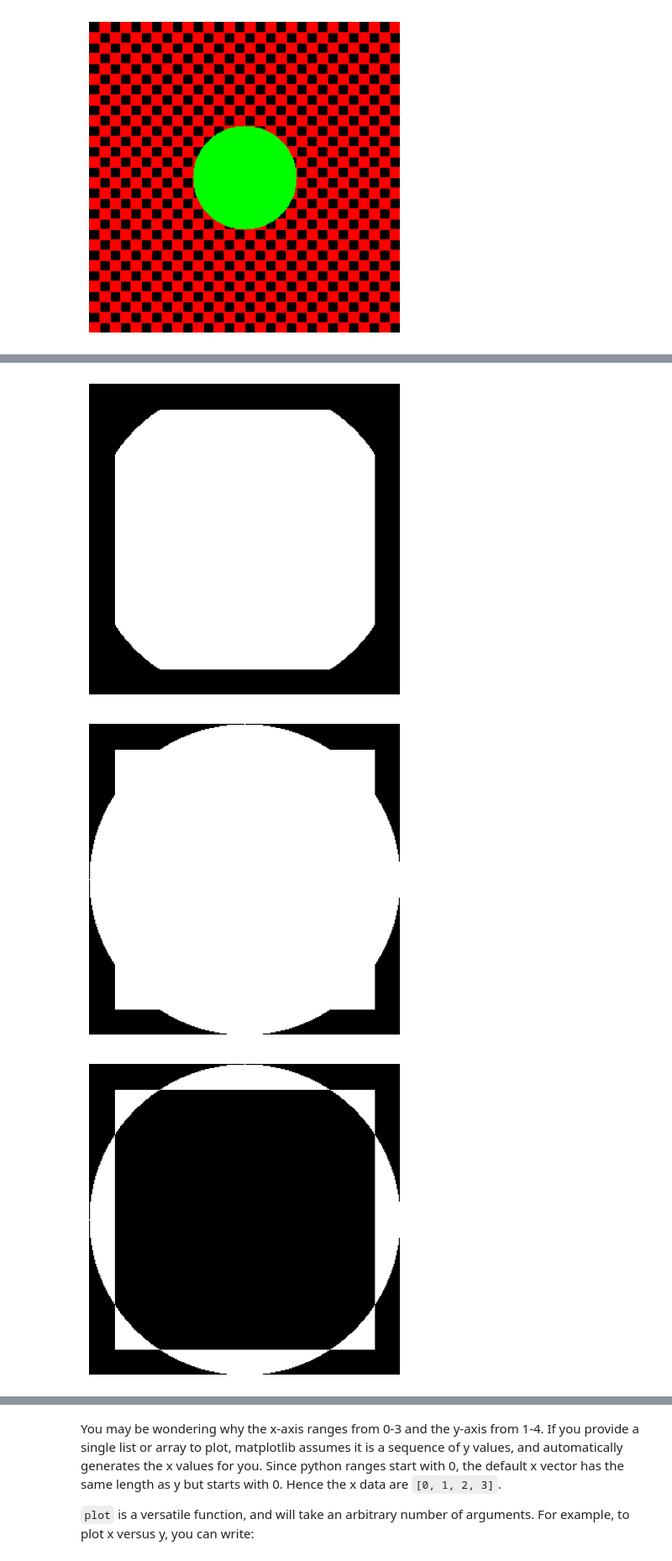
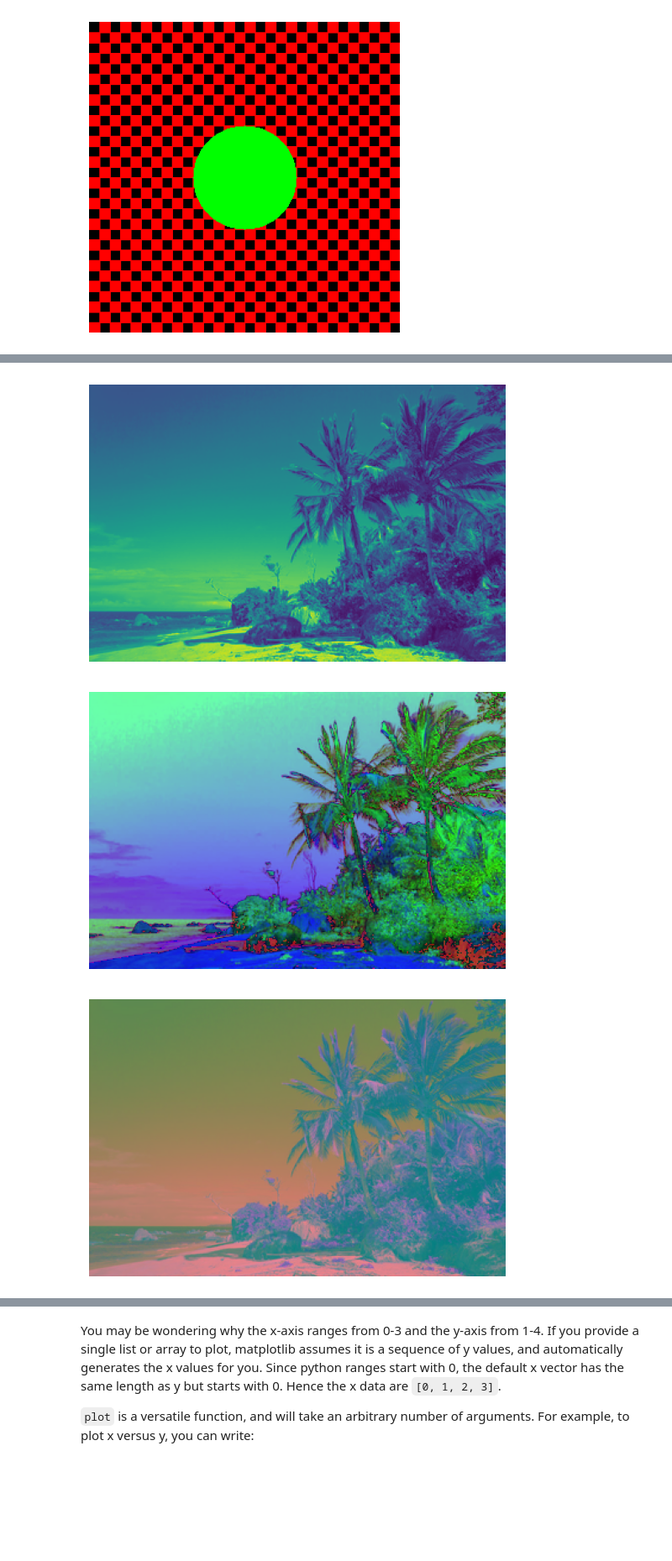
Before and after one commit to hmpippo/Computer-Vision-with-Machine-Learning-Practice, a Jupyter notebook: notebooks/matplotlib.ipynb, the cells around one changed output, grey strips where cells are left out. Shown at 84% size. Cells and saved outputs as stored; diff of their text form; code cells hidden in the pictures; blank space fills up the shorter version.

```diff
--- a/notebooks/matplotlib.ipynb
+++ b/notebooks/matplotlib.ipynb
@@ -102,48 +102,72 @@ import cv2
 import matplotlib.pyplot as plt
 from lib import imutils
 
-image = cv2.imread("../data/trex.png")
+image = cv2.imread("../data/beach.png")
 # M = np.float32([[1, 0, 25], [0, 1, 50]])
 # shifted = cv2.warpAffine(image, M, (image.shape[1], image.shape[0]))
 # shifted = imutils.translate(image, 0, 100)
 # rotated = imutils.rotate(image, -45)
 # resized = imutils.resize(image, width = 150)
 # flipped = cv2.flip(image, 0)
 
 # M = np.ones(image.shape, dtype = "uint8") * 100
 # added = cv2.add(image, M)
 
 # plt.axis("off")
 # plt.imshow(cv2.cvtColor(added, cv2.COLOR_BGR2RGB))
 # plt.show()
 
 # M = np.ones(image.shape, dtype = "uint8") * 50
 # subtracted = cv2.subtract(image, M)
 
 # plt.axis("off")
 # plt.imshow(cv2.cvtColor(subtracted, cv2.COLOR_BGR2RGB))
 # plt.show()
 
-rectangle = np.zeros((300, 300), dtype = "uint8")
-cv2.rectangle(rectangle, (25, 25), (275, 275), 255 , -1)
-# imutils.draw(rectangle)
+# rectangle = np.zeros((300, 300), dtype = "uint8")
+# cv2.rectangle(rectangle, (25, 25), (275, 275), 255 , -1)
+# imutils.draw(rectangle, True)
 
-circle = np.zeros((300, 300), dtype = "uint8")
-cv2.circle(circle, (150, 150), 150, 255, -1)
-# imutils.draw(circle)
+# circle = np.zeros((300, 300), dtype = "uint8")
+# cv2.circle(circle, (150, 150), 150, 255, -1)
+# imutils.draw(circle, True)
 
-bitwiseAnd = cv2.bitwise_and(rectangle, circle)
-imutils.draw(bitwiseAnd)
+# bitwiseAnd = cv2.bitwise_and(rectangle, circle)
+# imutils.draw(bitwiseAnd, True)
 
-bitwiseOr = cv2.bitwise_or(rectangle, circle)
-imutils.draw(bitwiseOr)
+# bitwiseOr = cv2.bitwise_or(rectangle, circle)
+# imutils.draw(bitwiseOr, True)
 
-bitwiseXor = cv2.bitwise_xor(rectangle, circle)
-imutils.draw(bitwiseXor)
+# bitwiseXor = cv2.bitwise_xor(rectangle, circle)
+# imutils.draw(bitwiseXor, True)
 
-bitwiseNot = cv2.bitwise_not(circle)
-imutils.draw(bitwiseNot)
+# bitwiseNot = cv2.bitwise_not(circle)
+# imutils.draw(bitwiseNot, True)
+
+# mask = np.zeros(image.shape[:2], dtype = "uint8")
+# (cX, cY) = (image.shape[1] // 2, image.shape[0] // 2)
+# cv2.circle(mask, (cX, cY), 100, 255, -1)
+# masked = cv2.bitwise_and(image, image, mask = mask)
+# imutils.draw(image, True)
+# imutils.draw(mask, True)
+# imutils.draw(masked, True)
+
+# (B, G, R) = cv2.split(image)
+# merged = cv2.merge([B, G, R])
+# imutils.draw(R, True)
+# imutils.draw(G, True)
+# imutils.draw(B, True)
+# imutils.draw(merged, True)
+
+# zeros = np.zeros(image.shape[:2], dtype= "uint8")
+# imutils.draw(cv2.merge([zeros, zeros, R]), True)
+# imutils.draw(cv2.merge([zeros, G, zeros]), True)
+# imutils.draw(cv2.merge([B, zeros, zeros]), True)
+
+imutils.draw(cv2.cvtColor(image, cv2.COLOR_BGR2GRAY))
+imutils.draw(cv2.cvtColor(image, cv2.COLOR_BGR2HSV))
+imutils.draw(cv2.cvtColor(image, cv2.COLOR_BGR2LAB))
 # %% [output]
-[figure, old version]
+[figure, new version]
-[figure, old version]
+[figure, new version]
-[figure, old version]
+[figure, new version]
```
Also changed, not shown: parts of 2 cells of this notebook, 3 other files.
